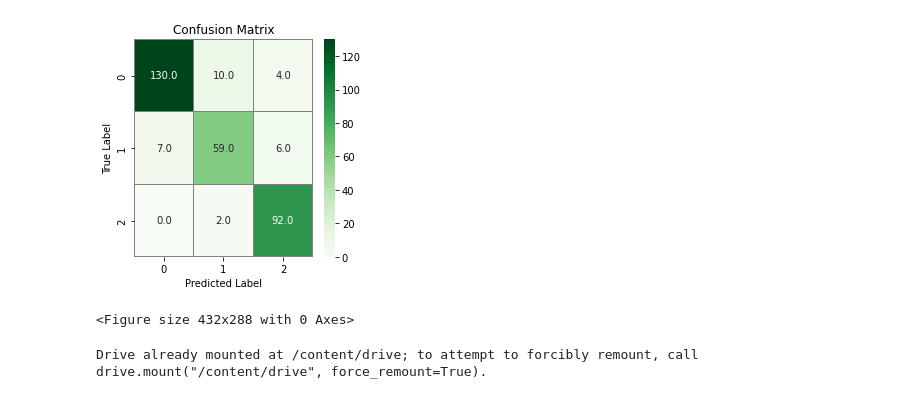
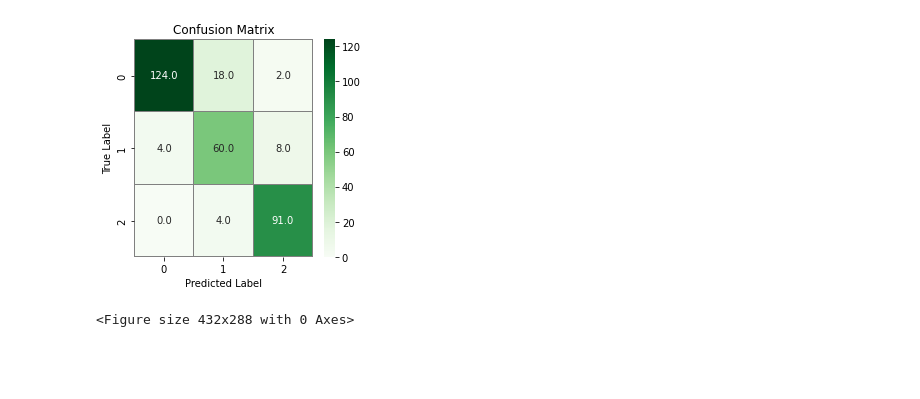
Before and after one commit to oroobyaseen/coursera.exercises, a Jupyter notebook: Untitled1.ipynb, the cells around one changed output. Cells and saved outputs as stored; diff of their text form; code cells hidden in the pictures; blank space fills up the shorter version.

```diff
--- a/Untitled1.ipynb
+++ b/Untitled1.ipynb
@@ -119,18 +124,18 @@ plt.show()
 # %%
-predictions_1 = model_vgg16.predict_generator(generator=test_batches, steps=len(test_batches), verbose=0)
+predictions_1 = test_model.predict_generator(generator=test_batches, steps=len(test_batches), verbose=0)
 
 pred_label = np.argmax(predictions_1,axis=1)
 classes = np.argmax(predictions_1, axis=1)
 cm = confusion_matrix(test_batches.labels,pred_label)
 f,ax = plt.subplots(figsize=(4, 4))
 sns.heatmap(cm, annot=True, linewidths=0.01,cmap="Greens",linecolor="gray", fmt= '.1f',ax=ax)
 plt.xlabel("Predicted Label")
 plt.ylabel("True Label")
 plt.title("Confusion Matrix")
 plt.show()
 plt.savefig('confusion_matrix.png')
 # %% [output]
-[figure, old version]
+[figure, new version]
 <Figure size 432x288 with 0 Axes>
 # %%
 from tensorflow.keras.models import load_model
@@ -139,5 +143,0 @@ model_vgg16.save('model_vgg16.h5')
-# %%
-from google.colab import drive
-drive.mount('/content/drive')
-# %% [output]
-Drive already mounted at /content/drive; to attempt to forcibly remount, call drive.mount("/content/drive", force_remount=True).
```
Also changed, not shown: parts of 18 cells of this notebook.
